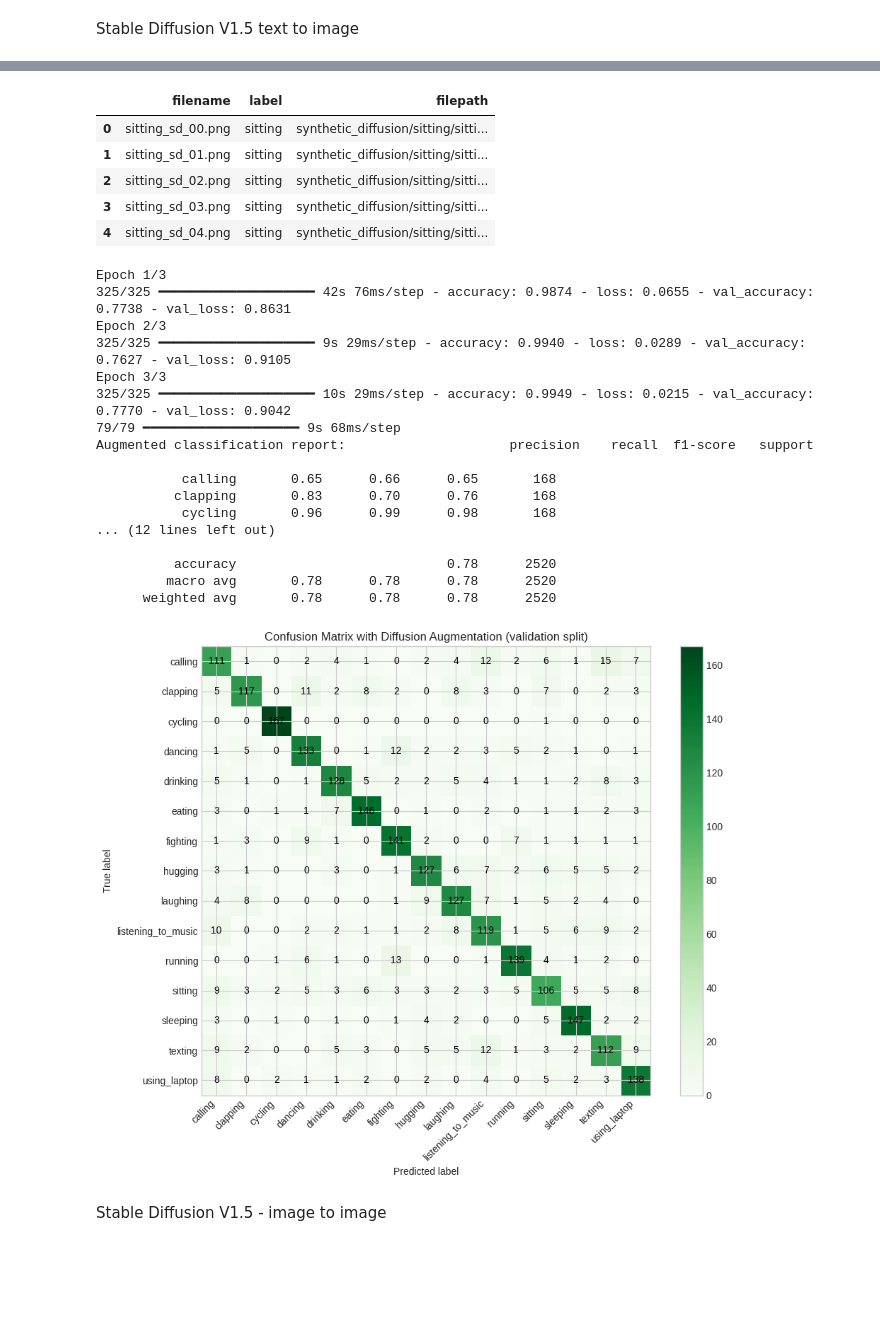
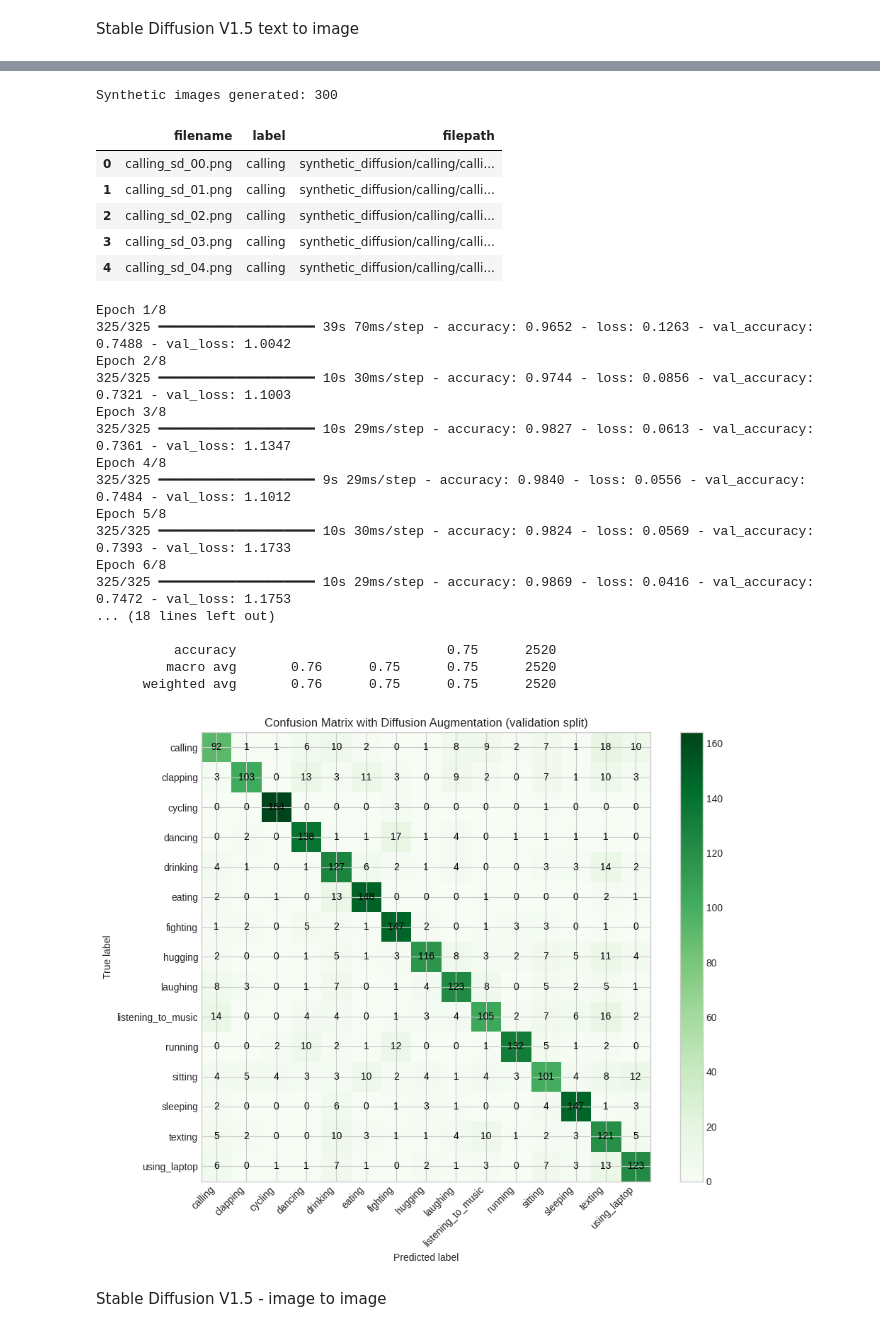
Before and after one commit to beibitzh/Human-Prediction-System, a Jupyter notebook: FinalModel.ipynb, the cells around one changed output, grey strips where cells are left out. Drawn from its saved outputs; the diff is of its cells as text; code cells hidden in the pictures; blank space fills up the shorter version.

```diff
--- a/FinalModel.ipynb
+++ b/FinalModel.ipynb
@@ -527,7 +527,7 @@ else:
     augmented_history = augmented_model.fit(
         aug_train_ds,
         validation_data=val_ds,
-        epochs=3,
+        epochs=8,
         callbacks=[early_stop],
     )
     augmented_model.save("resnet50_augmented.keras")
@@ -562,27 +562,28 @@ Synthetic images generated: 300
+Synthetic images generated: 300
 |  | filename | label | filepath |
-| 0 | sitting_sd_00.png | sitting | synthetic_diffusion/sitting/sitti... |
-| 1 | sitting_sd_01.png | sitting | synthetic_diffusion/sitting/sitti... |
-| 2 | sitting_sd_02.png | sitting | synthetic_diffusion/sitting/sitti... |
-| 3 | sitting_sd_03.png | sitting | synthetic_diffusion/sitting/sitti... |
-| 4 | sitting_sd_04.png | sitting | synthetic_diffusion/sitting/sitti... |
+| 0 | calling_sd_00.png | calling | synthetic_diffusion/calling/calli... |
+| 1 | calling_sd_01.png | calling | synthetic_diffusion/calling/calli... |
+| 2 | calling_sd_02.png | calling | synthetic_diffusion/calling/calli... |
+| 3 | calling_sd_03.png | calling | synthetic_diffusion/calling/calli... |
+| 4 | calling_sd_04.png | calling | synthetic_diffusion/calling/calli... |
-Epoch 1/3
-325/325 ━━━━━━━━━━━━━━━━━━━━ 42s 76ms/step - accuracy: 0.9874 - loss: 0.0655 - val_accuracy: 0.7738 - val_loss: 0.8631
-Epoch 2/3
-325/325 ━━━━━━━━━━━━━━━━━━━━ 9s 29ms/step - accuracy: 0.9940 - loss: 0.0289 - val_accuracy: 0.7627 - val_loss: 0.9105
-Epoch 3/3
-325/325 ━━━━━━━━━━━━━━━━━━━━ 10s 29ms/step - accuracy: 0.9949 - loss: 0.0215 - val_accuracy: 0.7770 - val_loss: 0.9042
-79/79 ━━━━━━━━━━━━━━━━━━━━ 9s 68ms/step
-Augmented classification report:                     precision    recall  f1-score   support
-
-           calling       0.65      0.66      0.65       168
-          clapping       0.83      0.70      0.76       168
-           cycling       0.96      0.99      0.98       168
-... (12 lines left out)
-
-          accuracy                           0.78      2520
-         macro avg       0.78      0.78      0.78      2520
-      weighted avg       0.78      0.78      0.78      2520
+Epoch 1/8
+325/325 ━━━━━━━━━━━━━━━━━━━━ 39s 70ms/step - accuracy: 0.9652 - loss: 0.1263 - val_accuracy: 0.7488 - val_loss: 1.0042
+Epoch 2/8
+325/325 ━━━━━━━━━━━━━━━━━━━━ 10s 30ms/step - accuracy: 0.9744 - loss: 0.0856 - val_accuracy: 0.7321 - val_loss: 1.1003
+Epoch 3/8
+325/325 ━━━━━━━━━━━━━━━━━━━━ 10s 29ms/step - accuracy: 0.9827 - loss: 0.0613 - val_accuracy: 0.7361 - val_loss: 1.1347
+Epoch 4/8
+325/325 ━━━━━━━━━━━━━━━━━━━━ 9s 29ms/step - accuracy: 0.9840 - loss: 0.0556 - val_accuracy: 0.7484 - val_loss: 1.1012
+Epoch 5/8
+325/325 ━━━━━━━━━━━━━━━━━━━━ 10s 30ms/step - accuracy: 0.9824 - loss: 0.0569 - val_accuracy: 0.7393 - val_loss: 1.1733
+Epoch 6/8
+325/325 ━━━━━━━━━━━━━━━━━━━━ 10s 29ms/step - accuracy: 0.9869 - loss: 0.0416 - val_accuracy: 0.7472 - val_loss: 1.1753
+... (18 lines left out)
+
+          accuracy                           0.75      2520
+         macro avg       0.76      0.75      0.75      2520
+      weighted avg       0.76      0.75      0.75      2520
-[figure, old version]
+[figure, new version]
 # %% [markdown]
 Stable Diffusion V1.5 - image to image
 # %%
```
Also changed, not shown: parts of 9 cells of this notebook.
